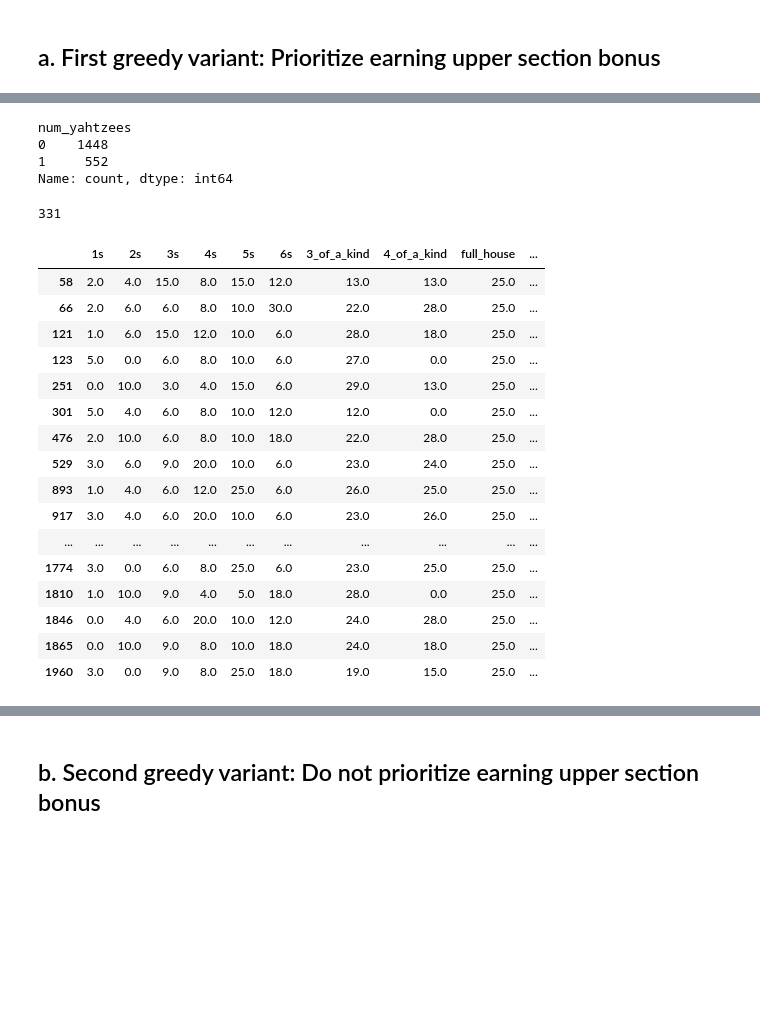
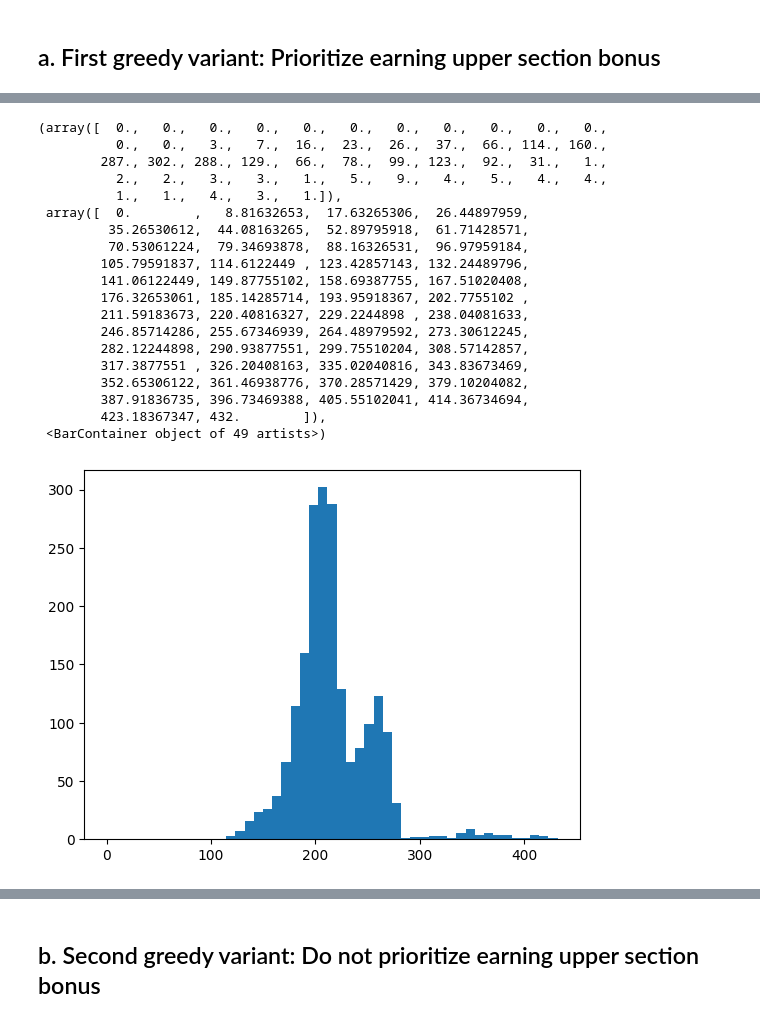
Before and after one commit to pruittkn98/yahtzee-simulator, a Jupyter notebook: analysis.ipynb, the cells around one changed output, grey strips where cells are left out. Saved outputs shown, nothing was run; the diff lists cells and outputs as text; code cells hidden in the pictures; blank space fills up the shorter version.

```diff
--- a/analysis.ipynb
+++ b/analysis.ipynb
@@ -53,11 +68,29 @@ TypeError: len() takes exactly one argument (0 given)
 # %%
 df_upper = pd.DataFrame(game_states_upper)
 df_upper.drop(columns=['available_categories', 'potential_scores', 'rolls_remaining', 'dice_values'], inplace=True)
-# %%
-df_upper['num_yahtzees'].value_counts()
-# %% [output]
-num_yahtzees
-0    1448
-1     552
-Name: count, dtype: int64
+# %%
+fig, ax = plt.subplots(1, 1)
+bins = np.linspace(0, df_upper['final_score'].max())
+ax.hist(df_upper['final_score'], bins=bins)
+# %% [output]
+(array([  0.,   0.,   0.,   0.,   0.,   0.,   0.,   0.,   0.,   0.,   0.,
+          0.,   0.,   3.,   7.,  16.,  23.,  26.,  37.,  66., 114., 160.,
+        287., 302., 288., 129.,  66.,  78.,  99., 123.,  92.,  31.,   1.,
+          2.,   2.,   3.,   3.,   1.,   5.,   9.,   4.,   5.,   4.,   4.,
+          1.,   1.,   4.,   3.,   1.]),
+ array([  0.        ,   8.81632653,  17.63265306,  26.44897959,
+         35.26530612,  44.08163265,  52.89795918,  61.71428571,
+         70.53061224,  79.34693878,  88.16326531,  96.97959184,
+        105.79591837, 114.6122449 , 123.42857143, 132.24489796,
+        141.06122449, 149.87755102, 158.69387755, 167.51020408,
+        176.32653061, 185.14285714, 193.95918367, 202.7755102 ,
+        211.59183673, 220.40816327, 229.2244898 , 238.04081633,
+        246.85714286, 255.67346939, 264.48979592, 273.30612245,
+        282.12244898, 290.93877551, 299.75510204, 308.57142857,
+        317.3877551 , 326.20408163, 335.02040816, 343.83673469,
+        352.65306122, 361.46938776, 370.28571429, 379.10204082,
+        387.91836735, 396.73469388, 405.55102041, 414.36734694,
+        423.18367347, 432.        ]),
+ <BarContainer object of 49 artists>)
+[figure, added]
 # %%
@@ -74,24 +115,0 @@ round_scores['flag'] = np.where(
-# %%
-66*5+1
-# %% [output]
-331
-# %%
-round_scores.loc[round_scores['flag']==1]
-# %% [output]
-|  | 1s | 2s | 3s | 4s | 5s | 6s | 3_of_a_kind | 4_of_a_kind | full_house | ... |
-| 58 | 2.0 | 4.0 | 15.0 | 8.0 | 15.0 | 12.0 | 13.0 | 13.0 | 25.0 | ... |
-| 66 | 2.0 | 6.0 | 6.0 | 8.0 | 10.0 | 30.0 | 22.0 | 28.0 | 25.0 | ... |
-| 121 | 1.0 | 6.0 | 15.0 | 12.0 | 10.0 | 6.0 | 28.0 | 18.0 | 25.0 | ... |
-| 123 | 5.0 | 0.0 | 6.0 | 8.0 | 10.0 | 6.0 | 27.0 | 0.0 | 25.0 | ... |
-| 251 | 0.0 | 10.0 | 3.0 | 4.0 | 15.0 | 6.0 | 29.0 | 13.0 | 25.0 | ... |
-| 301 | 5.0 | 4.0 | 6.0 | 8.0 | 10.0 | 12.0 | 12.0 | 0.0 | 25.0 | ... |
-| 476 | 2.0 | 10.0 | 6.0 | 8.0 | 10.0 | 18.0 | 22.0 | 28.0 | 25.0 | ... |
-| 529 | 3.0 | 6.0 | 9.0 | 20.0 | 10.0 | 6.0 | 23.0 | 24.0 | 25.0 | ... |
-| 893 | 1.0 | 4.0 | 6.0 | 12.0 | 25.0 | 6.0 | 26.0 | 25.0 | 25.0 | ... |
-| 917 | 3.0 | 4.0 | 6.0 | 20.0 | 10.0 | 6.0 | 23.0 | 26.0 | 25.0 | ... |
-| ... | ... | ... | ... | ... | ... | ... | ... | ... | ... | ... |
-| 1774 | 3.0 | 0.0 | 6.0 | 8.0 | 25.0 | 6.0 | 23.0 | 25.0 | 25.0 | ... |
-| 1810 | 1.0 | 10.0 | 9.0 | 4.0 | 5.0 | 18.0 | 28.0 | 0.0 | 25.0 | ... |
-| 1846 | 0.0 | 4.0 | 6.0 | 20.0 | 10.0 | 12.0 | 24.0 | 28.0 | 25.0 | ... |
-| 1865 | 0.0 | 10.0 | 9.0 | 8.0 | 10.0 | 18.0 | 24.0 | 18.0 | 25.0 | ... |
-| 1960 | 3.0 | 0.0 | 9.0 | 8.0 | 25.0 | 18.0 | 19.0 | 15.0 | 25.0 | ... |
```
Also changed, not shown: parts of 11 cells of this notebook, 6 other files.
